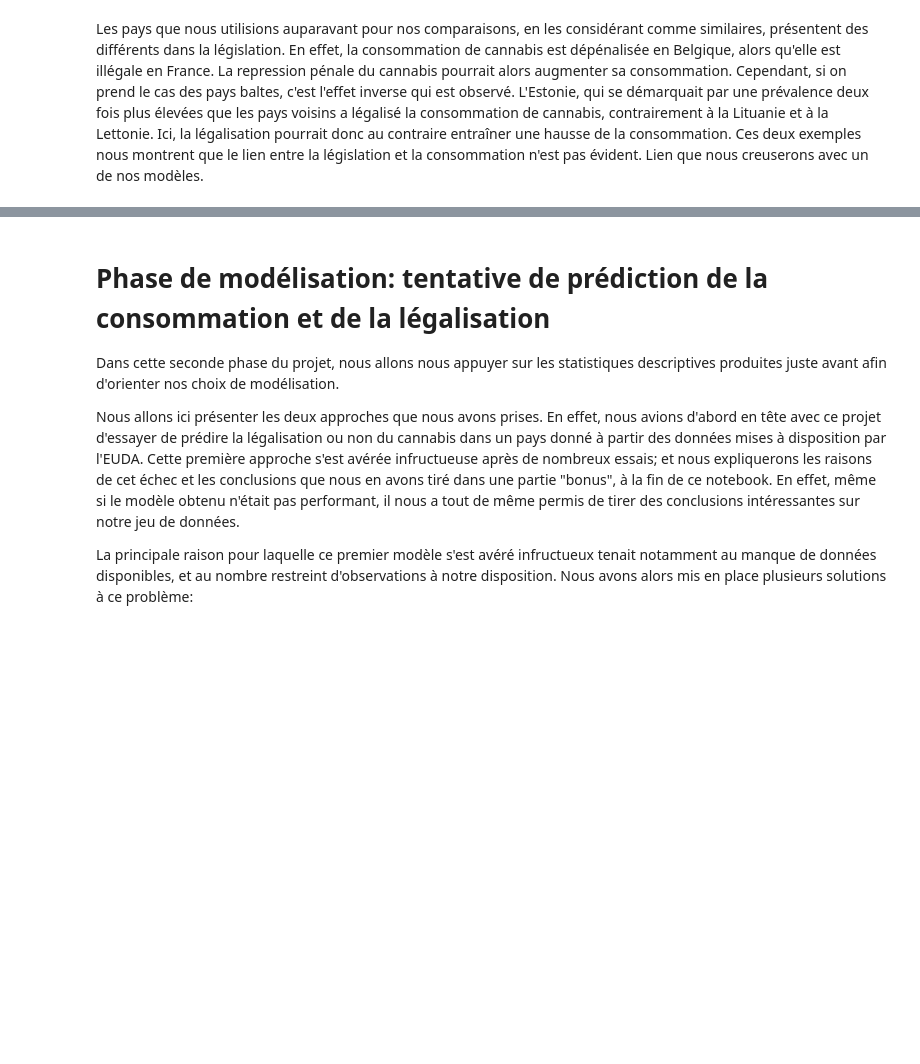
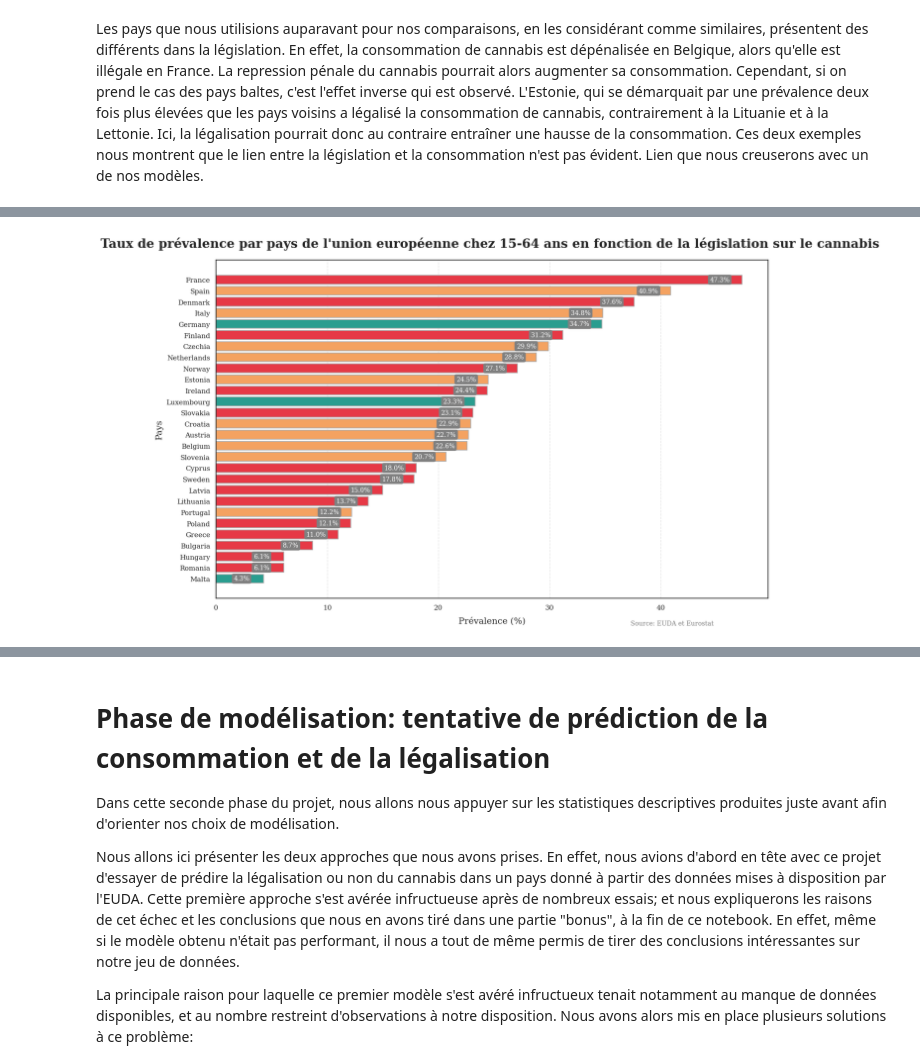
Before and after one commit to refouch/Projet_Python_2A, a Jupyter notebook: Notebook_Final.ipynb, the cells around one changed output, grey strips where cells are left out. Cells and saved outputs as stored; diff of their text form; code cells hidden in the pictures; blank space fills up the shorter version.

```diff
--- a/Notebook_Final.ipynb
+++ b/Notebook_Final.ipynb
@@ -307,0 +693,8 @@ Cependant, si on prend le cas des pays baltes, c'est l'effet inverse qui est obs
+# %%
+# Merge
+Legal_et_conso = pd.merge(dfcurrentadultslf, legal_pays_clean, how="left", on="Country")
+
+# Suppression Turquie
+Legal_et_conso = Legal_et_conso[Legal_et_conso['Country'] != 'Turkey']
+
+Legal_et_conso.head()
@@ -307,0 +734,56 @@ Cependant, si on prend le cas des pays baltes, c'est l'effet inverse qui est obs
+# %%
+### Préparation liminaire sur la table
+# On trie les pays par ordre décroissant de prévalence
+Legal_et_conso_sorted = Legal_et_conso.sort_values(by='Prevalence (%)', ascending=False)
+
+# On crée des variables à partir des colonnes de la table qui nous intéressent
+countries = Legal_et_conso_sorted['Country']
+prevalence = Legal_et_conso_sorted['Prevalence (%)']
+recreational_status = Legal_et_conso_sorted['Recreational']
+
+### On s'inspire de styles de graphiques afin de produire un rendu lisible
+# Paramétrage des caractéristiques graphiques du style du plot
+sns.set_theme(style="white", palette="muted", font="serif")
+plt.figure(figsize=(14, 9))
+
+# On choisit un gradient de couleurs lisibles et en accord avec les modalités des variables
+# On crée une variable qui contient les couleurs utilisées
+color_map = {'Illegal': '#E63946',   # Rouge vif pour l'illégal
+             'Decriminalized': '#F4A261',  # Orange pâle pour le dépénalisé
+             'Legal': '#2A9D8F'}  # Vert pour le légal
+colors = recreational_status.map(color_map)
+
+### Création du graphique en barres horizontales
+#C'est à la fois le coeur de notre production graphique et l'étape la plus courte
+bars = plt.barh(countries, prevalence, color=colors, edgecolor='darkgray', linewidth=1.2)
+
+# On fait en sorte d'avoir le graphique orienté dans le sens souhaité
+plt.gca().invert_yaxis()
+
+# On ajoute des titres et une légende
+plt.title("Taux de prévalence par pays de l'union européenne chez 15-64 ans en fonction de la législation sur le cannabis ", fontsize=20, weight='bold', pad=20)
+plt.xlabel('Prévalence (%)', fontsize=14, labelpad=10)
+plt.ylabel('Pays', fontsize=14)
+plt.figtext(0.9, 0.02, 'Source: EUDA et Eurostat', ha='right', fontsize=10, color='gray')
+
+# Affichage des valeurs sur les barres avec des bulles arrondies : choix stylistique inspiré d'autres travaux
+for bar, value in zip(bars, prevalence):
+    plt.text(bar.get_width() - 2,
+             bar.get_y() + bar.get_height() / 2,
+             f"{value:.1f}%",
+             ha='center', va='center',
+             color='white', fontsize=10,
+             bbox=dict(facecolor='gray', edgecolor='none', boxstyle='round,pad=0.3'))
+
+# On personnalise les axes pour les rendres plus lisibles
+plt.tick_params(axis='both', which='major', labelsize=11)
+plt.grid(axis='x', linestyle='--', alpha=0.5)
+
+# Idem pour les marges
+plt.tight_layout()
+
+
+# On affiche le rendu
+plt.show()
+# %% [output]
+[figure, added]
```
Also changed, not shown: parts of 31 cells of this notebook.
